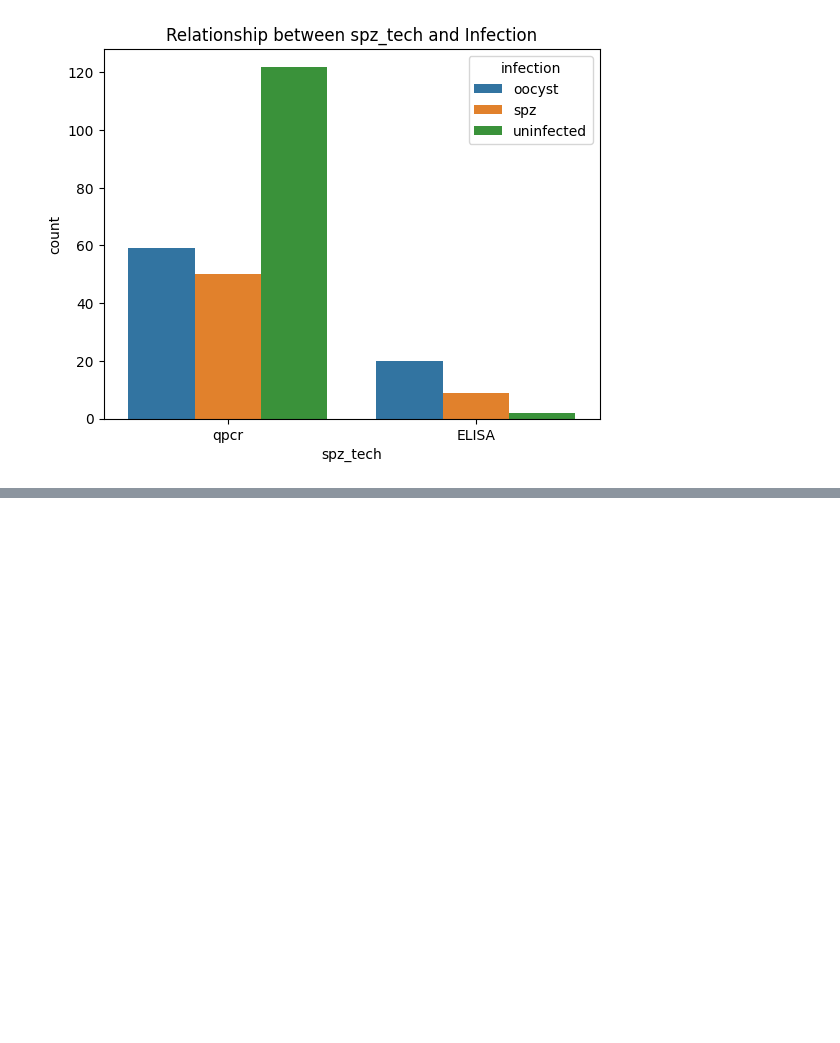
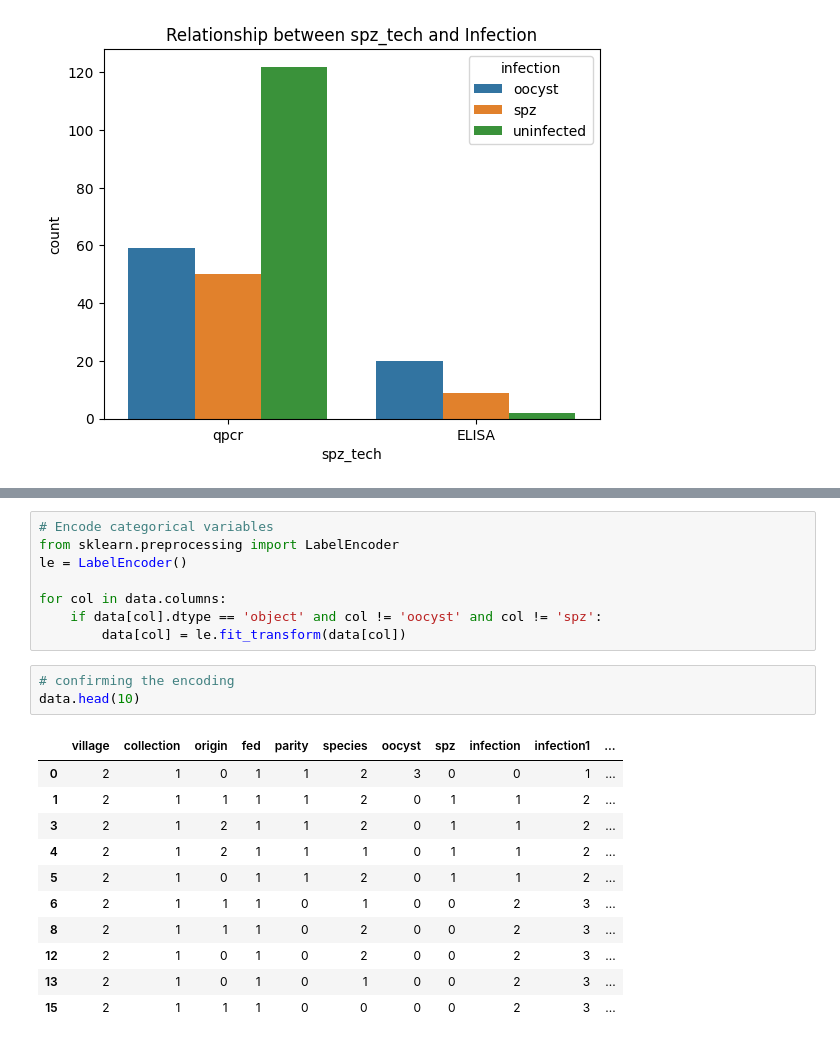
Before and after one commit to slubambo/MOSQUITO-DATASET, a Jupyter notebook: mosquito.ipynb, the cells around one changed output, grey strips where cells are left out. Drawn from its saved outputs; the diff is of its cells as text; blank space fills up the shorter version.

Commit message:
🚧 Encoding columns

```diff
--- a/mosquito.ipynb
+++ b/mosquito.ipynb
@@ -186,0 +197,23 @@ for col in data.columns:
+# %%
+# Encode categorical variables
+from sklearn.preprocessing import LabelEncoder
+le = LabelEncoder()
+
+for col in data.columns:
+    if data[col].dtype == 'object' and col != 'oocyst' and col != 'spz':
+        data[col] = le.fit_transform(data[col])
+# %%
+# confirming the encoding
+data.head(10)
+# %% [output]
+|  | village | collection | origin | fed | parity | species | oocyst | spz | infection | infection1 | ... |
+| 0 | 2 | 1 | 0 | 1 | 1 | 2 | 3 | 0 | 0 | 1 | ... |
+| 1 | 2 | 1 | 1 | 1 | 1 | 2 | 0 | 1 | 1 | 2 | ... |
+| 3 | 2 | 1 | 2 | 1 | 1 | 2 | 0 | 1 | 1 | 2 | ... |
+| 4 | 2 | 1 | 2 | 1 | 1 | 1 | 0 | 1 | 1 | 2 | ... |
+| 5 | 2 | 1 | 0 | 1 | 1 | 2 | 0 | 1 | 1 | 2 | ... |
+| 6 | 2 | 1 | 1 | 1 | 0 | 1 | 0 | 0 | 2 | 3 | ... |
+| 8 | 2 | 1 | 1 | 1 | 0 | 2 | 0 | 0 | 2 | 3 | ... |
+| 12 | 2 | 1 | 0 | 1 | 0 | 2 | 0 | 0 | 2 | 3 | ... |
+| 13 | 2 | 1 | 0 | 1 | 0 | 1 | 0 | 0 | 2 | 3 | ... |
+| 15 | 2 | 1 | 1 | 1 | 0 | 0 | 0 | 0 | 2 | 3 | ... |
```
Also changed, not shown: parts of 2 cells of this notebook.
